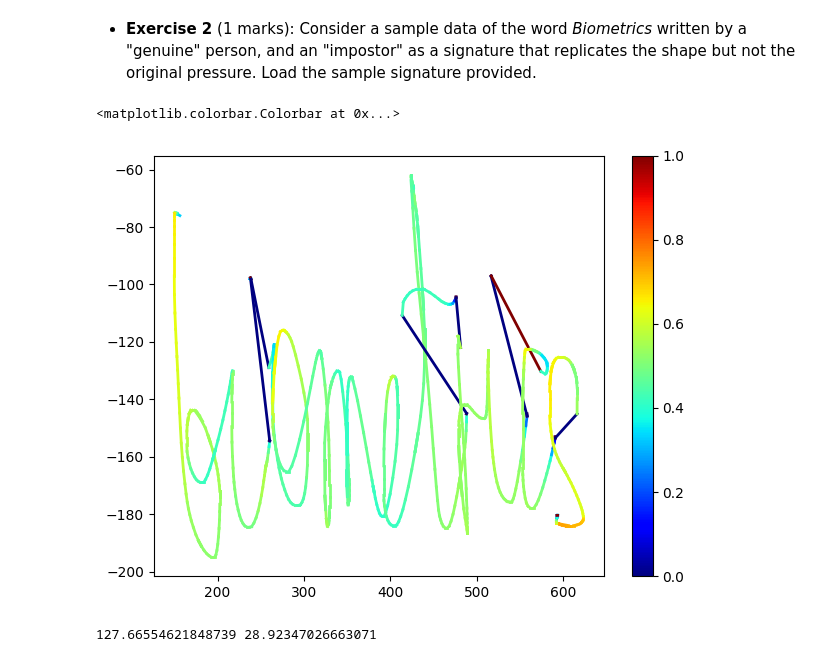
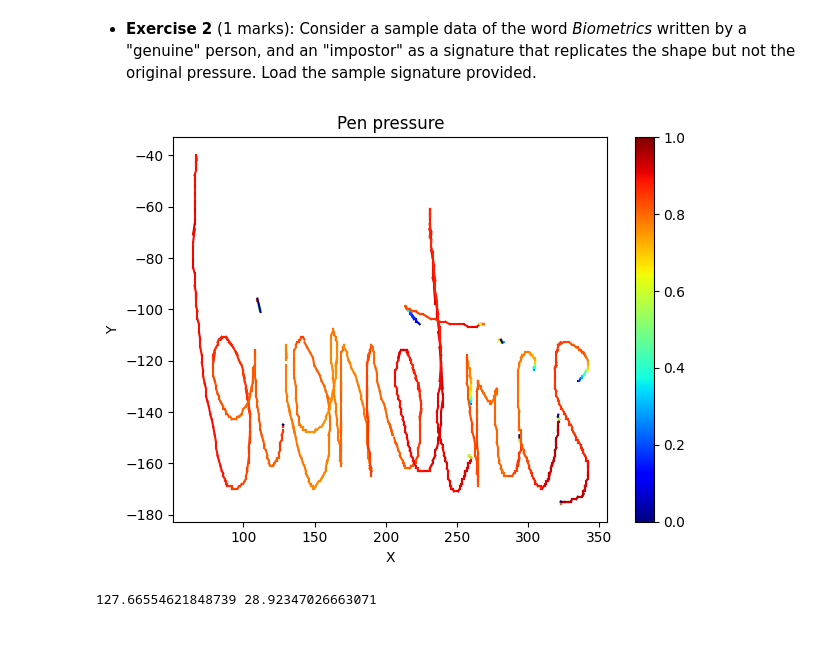
Before and after one commit to TheJade/ENCM509, a Jupyter notebook: Lab2/Lab02_2023W.ipynb, the cells around one changed output. Drawn from its saved outputs; the diff is of its cells as text; code cells hidden in the pictures.

```diff
--- a/Lab2/Lab02_2023W.ipynb
+++ b/Lab2/Lab02_2023W.ipynb
@@ -351,8 +351,8 @@ import os
 # ’ signature samples / calgary /’
 # ’ signature samples / hello /’
 # ’genuine ’ or ’impostor ’
-# data_dir = os.getcwd() + '/Imposter/'
-data_dir = os.getcwd() + '/signature_samples/biometrics/genuine/'
+direct = 'signature_samples/biometrics/impostor/2.csv'
+data_dir = os.getcwd() + '/signature_samples/biometrics/impostor/'
 csv_file = pd.read_csv(data_dir + '1.csv')
 # show the first lines of the data loaded
 # the file contains 4 columns : [X, Y, Time , Pressure ]
@@ -368,14 +368,24 @@ prs1 = prs1.astype(int)
 
 pressuremap = cm.get_cmap('jet', np.max(prs1)+1)
 # %%
-for i in range (len(prs1)-1):
-    c = pressuremap (prs1[i]). squeeze ()
-    im = plt.plot( coord1 [i:i+2 ,0] ,-coord1 [i:i+2 ,1] , linewidth =2, c=c)
-    sm = cm. ScalarMappable (cmap='jet', norm=plt. Normalize (vmin =0, vmax =1))
-plt. colorbar (sm)
+for i in range(len(prs1)-1):
+    c = pressuremap(prs1[i]).squeeze()
+
+    time_diff = abs(time1[i+1] - time1[i])
+    if time_diff == 0:
+        time_diff = 0.0001
+
+    if time_diff < 17: # You may need to change this threshould
+        im = plt.plot(coord1[i:i+2,0], -coord1[i:i+2,1], c=c)
+
+plt.xlabel('X')
+plt.ylabel('Y')
+plt.title('Pen pressure')
+
+sm = cm.ScalarMappable(cmap='jet', norm=plt.Normalize(vmin=0, vmax=1))
+plt.colorbar(sm);
 # %% [output]
-<matplotlib.colorbar.Colorbar at 0x...>
-[figure, old version]
+[figure, new version]
 # %%
 mu_prs = np.mean(prs1)
 std_prs = np.std(prs1)
```
Also changed, not shown: parts of 2 cells of this notebook.
